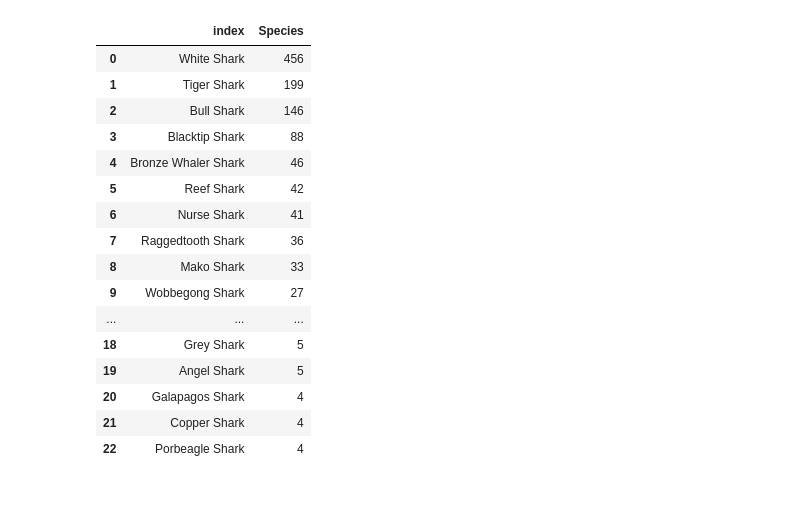
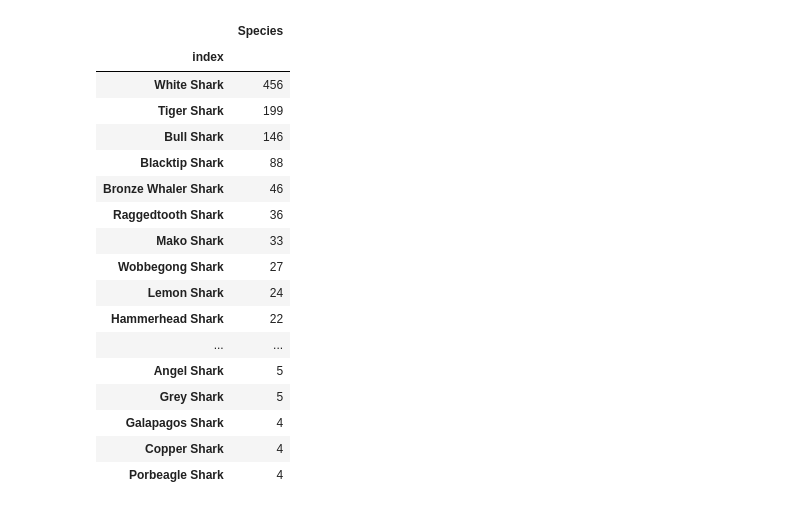
Before and after one commit to staceyj118/Shark-Attacks, a Jupyter notebook: Shark_Analysis.ipynb, the cells around one changed output. Drawn from its saved outputs; the diff is of its cells as text; code cells hidden in the pictures.

Commit message:
Finalized bar graph by species, working on fatality analysis.

```diff
--- a/Shark_Analysis.ipynb
+++ b/Shark_Analysis.ipynb
@@ -128,47 +128,66 @@ reef = shark_df[shark_df['Species '].str.contains('reef', na=False)]
 shark_df.loc[shark_df['Species '].str.contains('reef', na =False,case=False), 'Species '] = 'Reef Shark'
 
 grey = shark_df[shark_df['Species '].str.contains('grey', na=False)]
 shark_df.loc[shark_df['Species '].str.contains('grey', na =False,case=False), 'Species '] = 'Grey Shark'
 
 porbeagle = shark_df[shark_df['Species '].str.contains('porbeagle', na=False)]
 shark_df.loc[shark_df['Species '].str.contains('porbeagle', na =False,case=False), 'Species '] = 'Porbeagle Shark'
 
 goblin = shark_df[shark_df['Species '].str.contains('goblin', na=False)]
 shark_df.loc[shark_df['Species '].str.contains('goblin', na =False,case=False), 'Species '] = 'Goblin Shark'
 
 salmon = shark_df[shark_df['Species '].str.contains('salmon', na=False)]
 shark_df.loc[shark_df['Species '].str.contains('salmon', na =False,case=False), 'Species '] = 'Salmon Shark'
 
 hoax = shark_df[shark_df['Species '].str.contains('hoax', na=False)]
 shark_df.loc[shark_df['Species '].str.contains('hoax', na =False,case=False), 'Species '] = 'Hoax'
 
 size = shark_df[shark_df['Species '].str.contains("'", na=False)]
 shark_df.loc[shark_df['Species '].str.contains("'", na =False,case=False), 'Species '] = 'Only Described by Size'
 
 size = shark_df[shark_df['Species '].str.contains(" m ", na=False)]
 shark_df.loc[shark_df['Species '].str.contains(" m ", na =False,case=False), 'Species '] = 'Only Described by Size'
 
+
+
+
+
+# species_df = pd.DataFrame(shark_df["Species "].value_counts())
+# clean_species_df = species_df[species_df['Species ']>3]
+# pd.set_option('max_rows', None)
+
+# clean_species_df = clean_species_df.drop([0, 3, 8, 9])
+# clean_species_df.drop(['level_0'], axis=1)
+# clean_species_df.reset_index()
+
+
+
 species_df = pd.DataFrame(shark_df["Species "].value_counts().reset_index())
 clean_species_df = species_df[species_df['Species ']>3]
 pd.set_option('max_rows', None)
 
 clean_species_df = clean_species_df.drop([0, 3, 8, 9])
 clean_species_df.reset_index().drop(['level_0'], axis=1)
+
+clean_species_df2 = clean_species_df.set_index('index')
+clean_species_df2 = clean_species_df2.drop(['Invalid Report', 'A "Small" Shark', 'Unidentified Species'])
+clean_species_df2
 # %% [output]
-|  | index | Species |
-| 0 | White Shark | 456 |
-| 1 | Tiger Shark | 199 |
-| 2 | Bull Shark | 146 |
-| 3 | Blacktip Shark | 88 |
-| 4 | Bronze Whaler Shark | 46 |
-| 5 | Reef Shark | 42 |
-| 6 | Nurse Shark | 41 |
-| 7 | Raggedtooth Shark | 36 |
-| 8 | Mako Shark | 33 |
-| 9 | Wobbegong Shark | 27 |
-| ... | ... | ... |
-| 18 | Grey Shark | 5 |
-| 19 | Angel Shark | 5 |
-| 20 | Galapagos Shark | 4 |
-| 21 | Copper Shark | 4 |
-| 22 | Porbeagle Shark | 4 |
+|  | Species |
+| index |  |
+| White Shark | 456 |
+| Tiger Shark | 199 |
+| Bull Shark | 146 |
+| Blacktip Shark | 88 |
+| Bronze Whaler Shark | 46 |
+| Raggedtooth Shark | 36 |
+| Mako Shark | 33 |
+| Wobbegong Shark | 27 |
+| Lemon Shark | 24 |
+| Hammerhead Shark | 22 |
+| ... | ... |
+| Angel Shark | 5 |
+| Grey Shark | 5 |
+| Galapagos Shark | 4 |
+| Copper Shark | 4 |
+| Porbeagle Shark | 4 |
```
Also changed, not shown: parts of 5 cells of this notebook, 1 other file.
